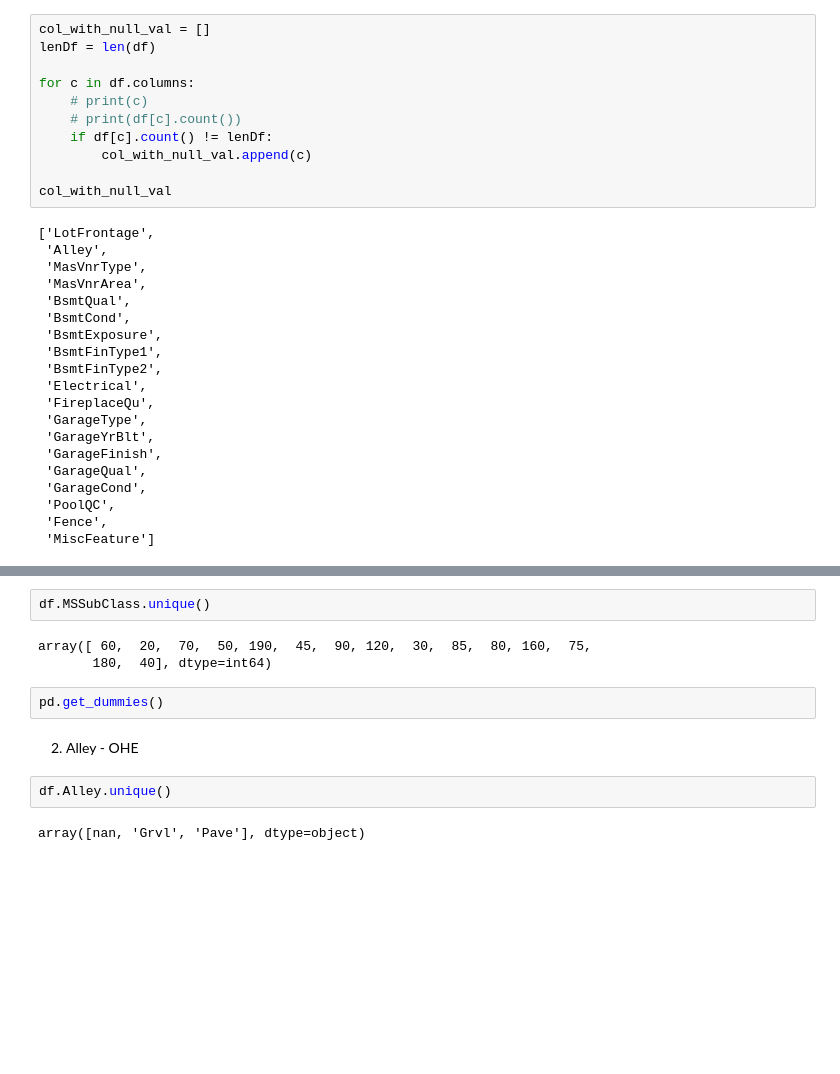
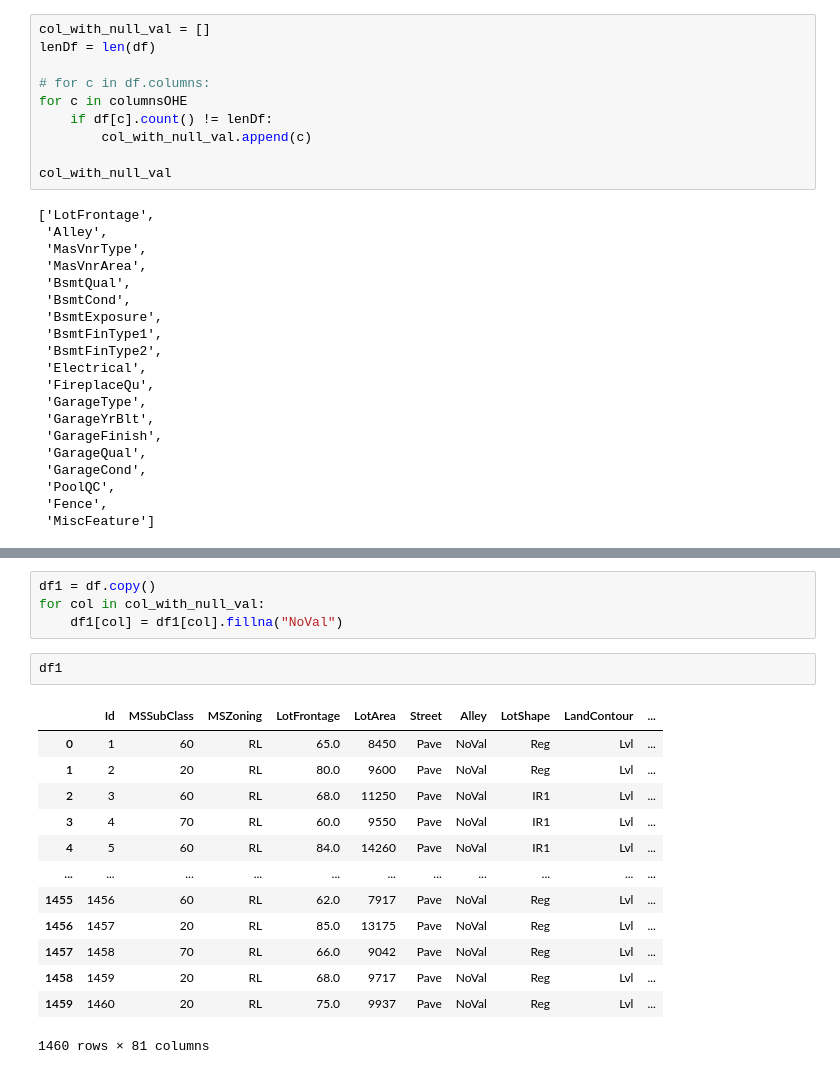
Before and after one commit to shafiqazam/Kaggle, a Jupyter notebook: home-data-for-ml-course/main.ipynb, the cells around one changed output, grey strips where cells are left out. Drawn from its saved outputs; the diff is of its cells as text; blank space fills up the shorter version.

Commit message:
OHE on columns, removing null values

```diff
--- a/home-data-for-ml-course/main.ipynb
+++ b/home-data-for-ml-course/main.ipynb
@@ -83,9 +88,8 @@ df.describe(include=[object])
 col_with_null_val = []
 lenDf = len(df)
 
-for c in df.columns:
-    # print(c)
-    # print(df[c].count())
+# for c in df.columns:
+for c in columnsOHE
     if df[c].count() != lenDf:
         col_with_null_val.append(c)
 
@@ -150,13 +117,20 @@ Check all the columns with categorical and see if OHE is appropriate
-# %%
-df.MSSubClass.unique()
-# %% [output]
-array([ 60,  20,  70,  50, 190,  45,  90, 120,  30,  85,  80, 160,  75,
-       180,  40], dtype=int64)
-# %%
-pd.get_dummies()
-# %% [markdown]
-2. Alley - OHE
-# %%
-df.Alley.unique()
-# %% [output]
-array([nan, 'Grvl', 'Pave'], dtype=object)
+# %%
+df1 = df.copy()
+for col in col_with_null_val:
+    df1[col] = df1[col].fillna("NoVal")
+# %%
+df1
+# %% [output]
+|  | Id | MSSubClass | MSZoning | LotFrontage | LotArea | Street | Alley | LotShape | LandContour | ... |
+| 0 | 1 | 60 | RL | 65.0 | 8450 | Pave | NoVal | Reg | Lvl | ... |
+| 1 | 2 | 20 | RL | 80.0 | 9600 | Pave | NoVal | Reg | Lvl | ... |
+| 2 | 3 | 60 | RL | 68.0 | 11250 | Pave | NoVal | IR1 | Lvl | ... |
+| 3 | 4 | 70 | RL | 60.0 | 9550 | Pave | NoVal | IR1 | Lvl | ... |
+| 4 | 5 | 60 | RL | 84.0 | 14260 | Pave | NoVal | IR1 | Lvl | ... |
+| ... | ... | ... | ... | ... | ... | ... | ... | ... | ... | ... |
+| 1455 | 1456 | 60 | RL | 62.0 | 7917 | Pave | NoVal | Reg | Lvl | ... |
+| 1456 | 1457 | 20 | RL | 85.0 | 13175 | Pave | NoVal | Reg | Lvl | ... |
+| 1457 | 1458 | 70 | RL | 66.0 | 9042 | Pave | NoVal | Reg | Lvl | ... |
+| 1458 | 1459 | 20 | RL | 68.0 | 9717 | Pave | NoVal | Reg | Lvl | ... |
+| 1459 | 1460 | 20 | RL | 75.0 | 9937 | Pave | NoVal | Reg | Lvl | ... |
+1460 rows × 81 columns
```
Also changed, not shown: parts of 18 cells of this notebook.
